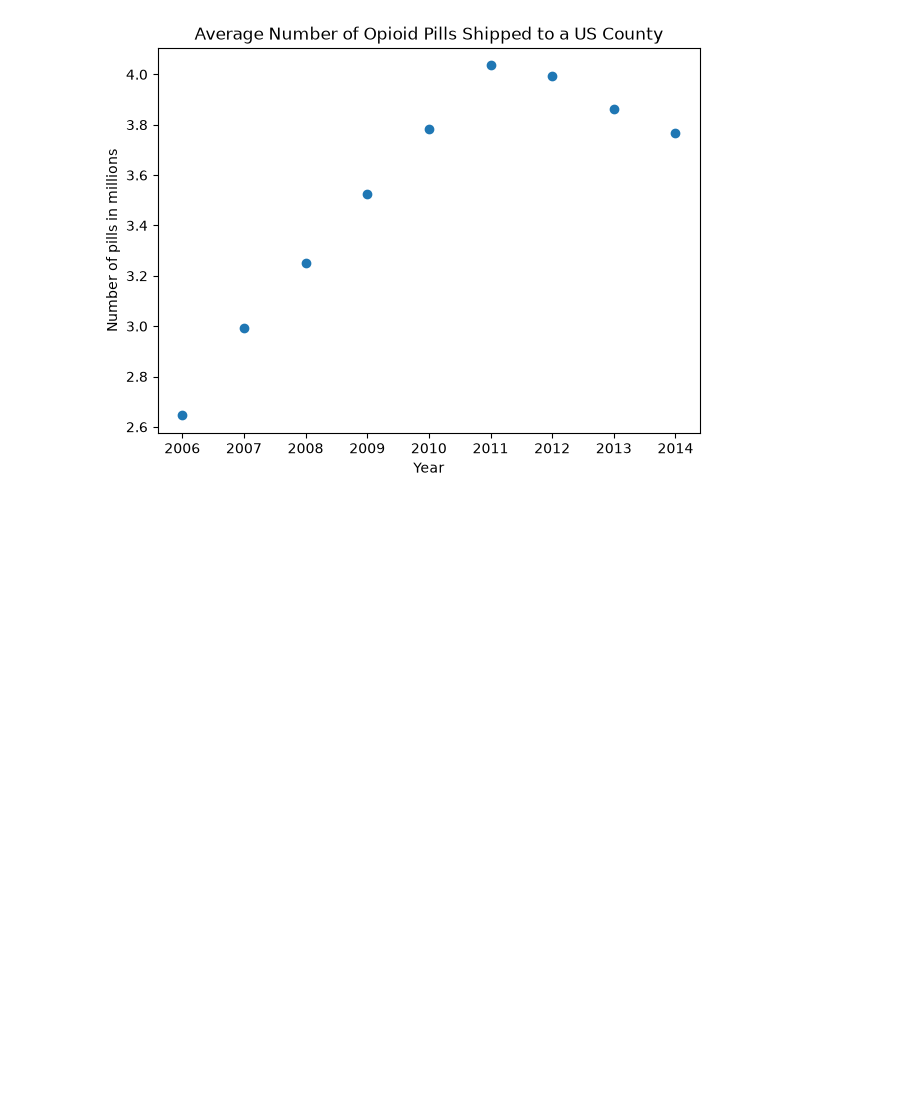
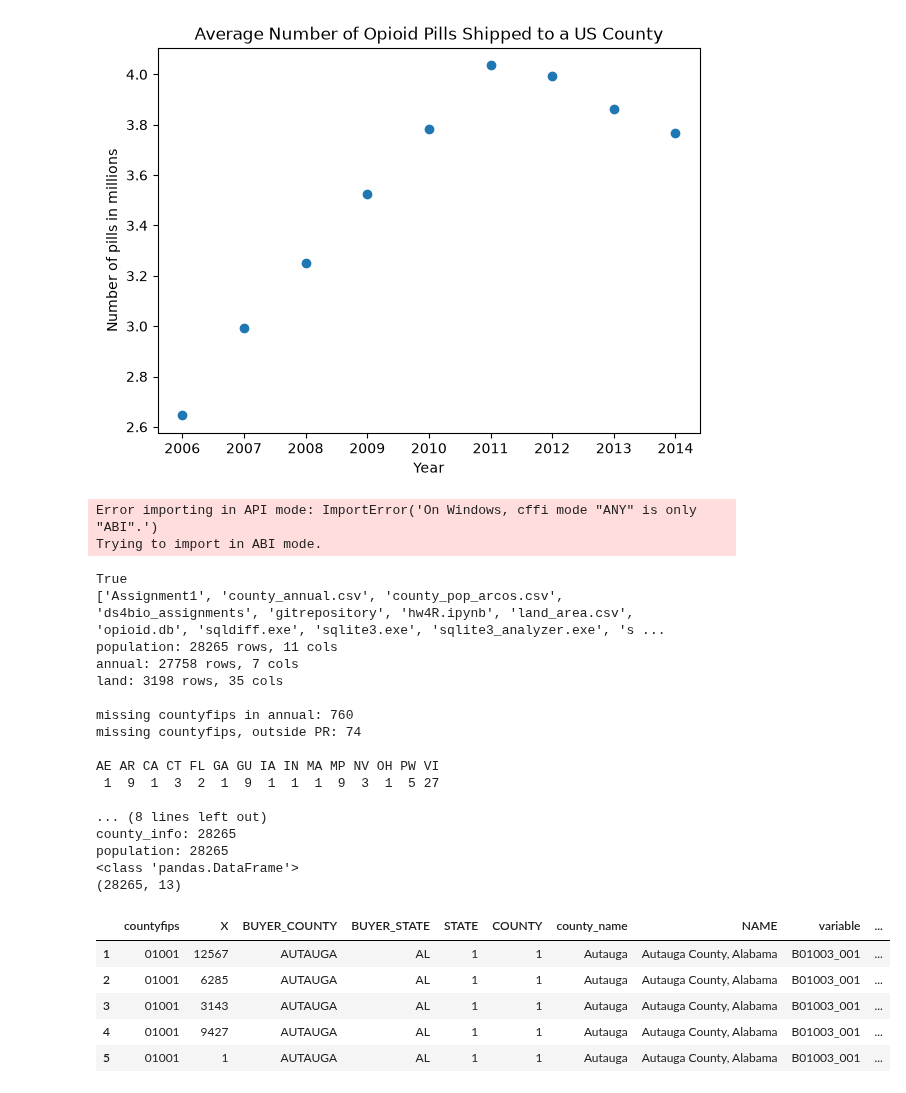
Before and after one commit to ceanderson7/ds4bio_assignments, a Jupyter notebook: hw4.ipynb, the cells around one changed output. Saved outputs shown, nothing was run; the diff lists cells and outputs as text; code cells hidden in the pictures; blank space fills up the shorter version.

```diff
--- a/hw4.ipynb
+++ b/hw4.ipynb
@@ -109,3 +109,50 @@ ax.set_ylabel("Number of pills in millions")
 plt.show()
 # %% [output]
 [figure]
+# %%
+import os
+import rpy2.robjects as robjects
+from rpy2.robjects import pandas2ri
+from rpy2.robjects.conversion import localconverter
+
+CSV_DIR = "C:/Users/cassi/Documents/JHU/Biomedical_Data_Science"
+
+
+print(os.path.exists(os.path.join(CSV_DIR, "wrangle.R")))
+print(os.listdir(CSV_DIR))
+
+robjects.r(f'setwd("{CSV_DIR}")')
+robjects.r.source("wrangle.R")
+
+with localconverter(robjects.default_converter + pandas2ri.converter):
+   county_info = robjects.conversion.rpy2py(robjects.r["county_info"])
+
+print(type(county_info))
+print(county_info.shape)
+county_info.head()
+# %% [output]
+Error importing in API mode: ImportError('On Windows, cffi mode "ANY" is only "ABI".')
+Trying to import in ABI mode.
+True
+['Assignment1', 'county_annual.csv', 'county_pop_arcos.csv', 'ds4bio_assignments', 'gitrepository', 'hw4R.ipynb', 'land_area.csv', 'opioid.db', 'sqldiff.exe', 'sqlite3.exe', 'sqlite3_analyzer.exe', 's ...
+population: 28265 rows, 11 cols
+annual: 27758 rows, 7 cols
+land: 3198 rows, 35 cols
+
+missing countyfips in annual: 760
+missing countyfips, outside PR: 74
+
+AE AR CA CT FL GA GU IA IN MA MP NV OH PW VI
+ 1  9  1  3  2  1  9  1  1  1  9  3  1  5 27
+
+... (8 lines left out)
+county_info: 28265
+population: 28265
+<class 'pandas.DataFrame'>
+(28265, 13)
+|  | countyfips | X | BUYER_COUNTY | BUYER_STATE | STATE | COUNTY | county_name | NAME | variable | ... |
+| 1 | 01001 | 12567 | AUTAUGA | AL | 1 | 1 | Autauga | Autauga County, Alabama | B01003_001 | ... |
+| 2 | 01001 | 6285 | AUTAUGA | AL | 1 | 1 | Autauga | Autauga County, Alabama | B01003_001 | ... |
+| 3 | 01001 | 3143 | AUTAUGA | AL | 1 | 1 | Autauga | Autauga County, Alabama | B01003_001 | ... |
+| 4 | 01001 | 9427 | AUTAUGA | AL | 1 | 1 | Autauga | Autauga County, Alabama | B01003_001 | ... |
+| 5 | 01001 | 1 | AUTAUGA | AL | 1 | 1 | Autauga | Autauga County, Alabama | B01003_001 | ... |
```
Also changed, not shown: parts of 1 cell of this notebook, 2 other files.
